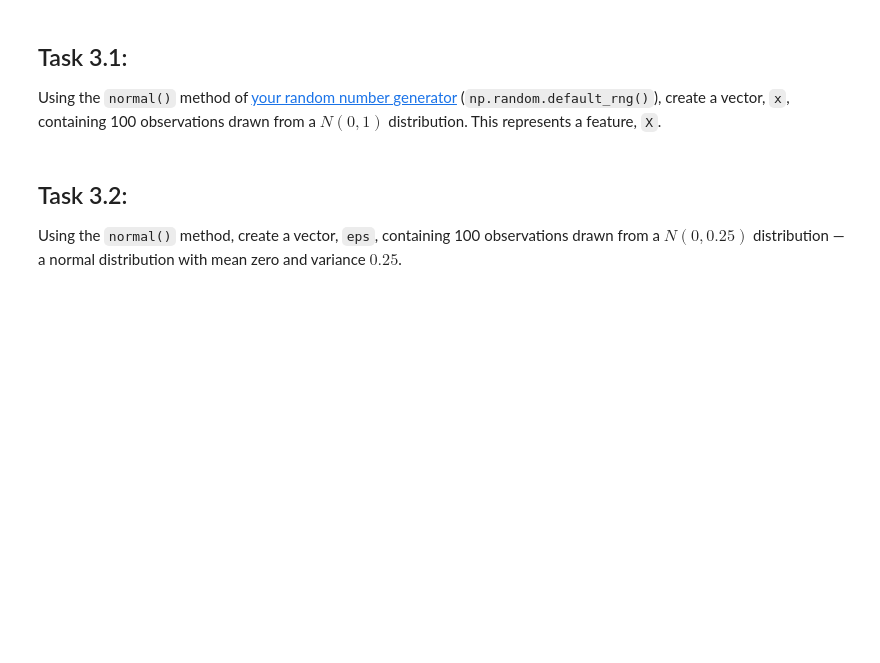
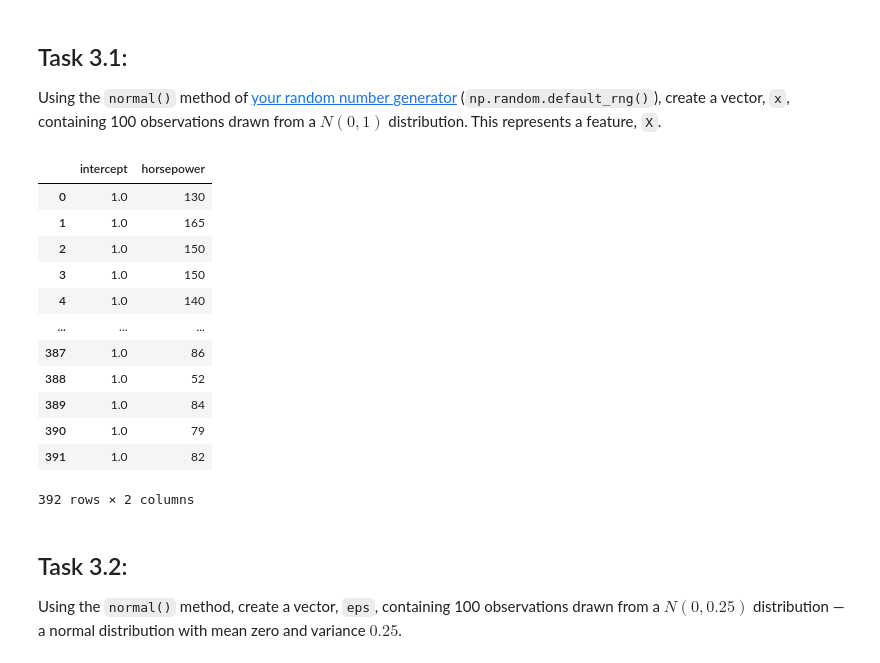
Before and after one commit to CrispyJLoHalo/CrispyJLoHalo, a Jupyter notebook: PredMod/Week2/20240326_Linear_regression.ipynb, the cells around one changed output. Drawn from its saved outputs; the diff is of its cells as text; code cells hidden in the pictures; blank space fills up the shorter version.

```diff
--- a/PredMod/Week2/20240326_Linear_regression.ipynb
+++ b/PredMod/Week2/20240326_Linear_regression.ipynb
@@ -282,3 +285,22 @@ Using the `normal()` method of [your random number generator](https://numpy.org/
+# %%
+# your code here
+rng = np.random.default_rng(1)
+x = rng.normal(scale=1,size=100)
+X
+# %% [output]
+|  | intercept | horsepower |
+| 0 | 1.0 | 130 |
+| 1 | 1.0 | 165 |
+| 2 | 1.0 | 150 |
+| 3 | 1.0 | 150 |
+| 4 | 1.0 | 140 |
+| ... | ... | ... |
+| 387 | 1.0 | 86 |
+| 388 | 1.0 | 52 |
+| 389 | 1.0 | 84 |
+| 390 | 1.0 | 79 |
+| 391 | 1.0 | 82 |
+392 rows × 2 columns
 # %% [markdown]
 ## Task 3.2:
 Using the `normal()` method, create a vector, `eps`, containing 100
```
Also changed, not shown: parts of 13 cells of this notebook.
